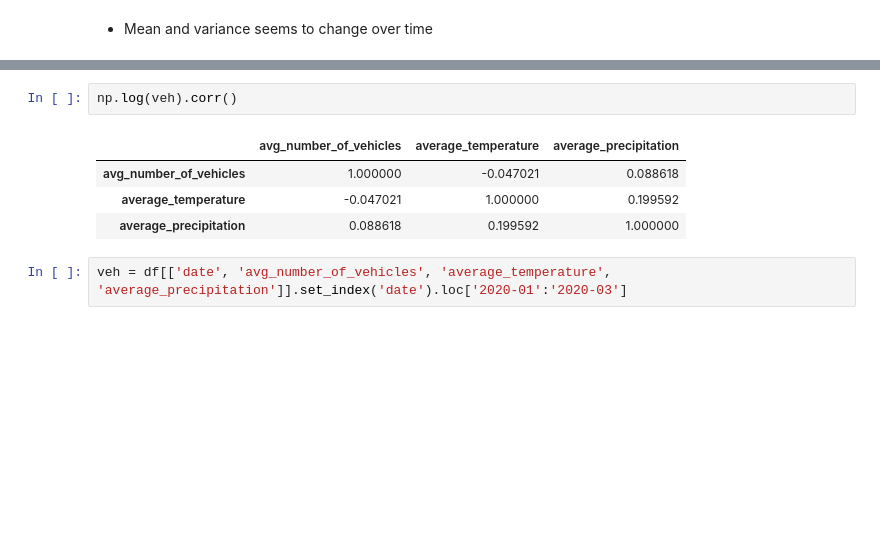
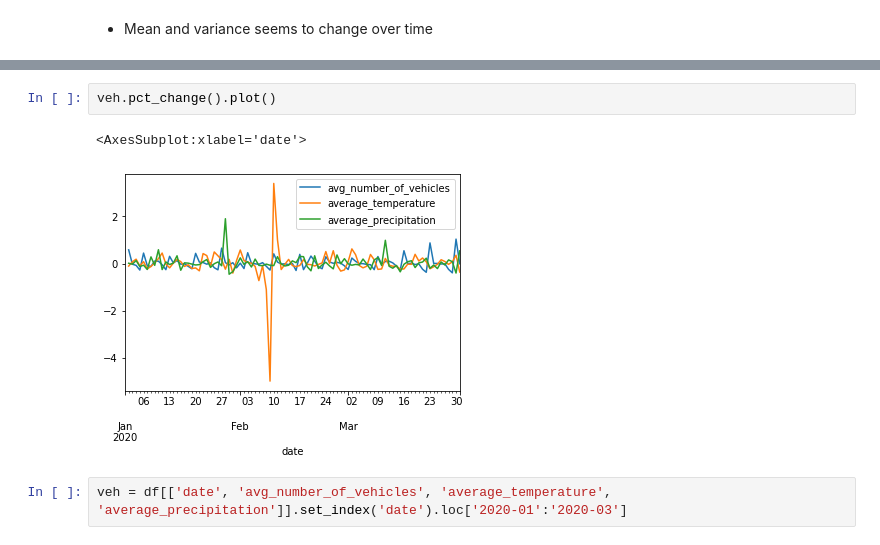
Before and after one commit to LeventSoykan/Analysis_IBB_Istanbul_Weather_Traffic_Dataset, a Jupyter notebook: multivariate_ts_analysis_traffic.ipynb, the cells around one changed output, grey strips where cells are left out. Cells and saved outputs as stored; diff of their text form; blank space fills up the shorter version.

```diff
--- a/multivariate_ts_analysis_traffic.ipynb
+++ b/multivariate_ts_analysis_traffic.ipynb
@@ -214,11 +214,9 @@ veh.diff()
 91 rows × 3 columns
-# %%
-np.log(veh).corr()
-# %% [output]
-|  | avg_number_of_vehicles | average_temperature | average_precipitation |
-| avg_number_of_vehicles | 1.000000 | -0.047021 | 0.088618 |
-| average_temperature | -0.047021 | 1.000000 | 0.199592 |
-| average_precipitation | 0.088618 | 0.199592 | 1.000000 |
+# %%
+veh.pct_change().plot()
+# %% [output]
+<AxesSubplot:xlabel='date'>
+[figure, added]
 # %%
 veh = df[['date', 'avg_number_of_vehicles', 'average_temperature', 'average_precipitation']].set_index('date').loc['2020-01':'2020-03']
 # %%
```
Also changed, not shown: parts of 1 cell of this notebook.
